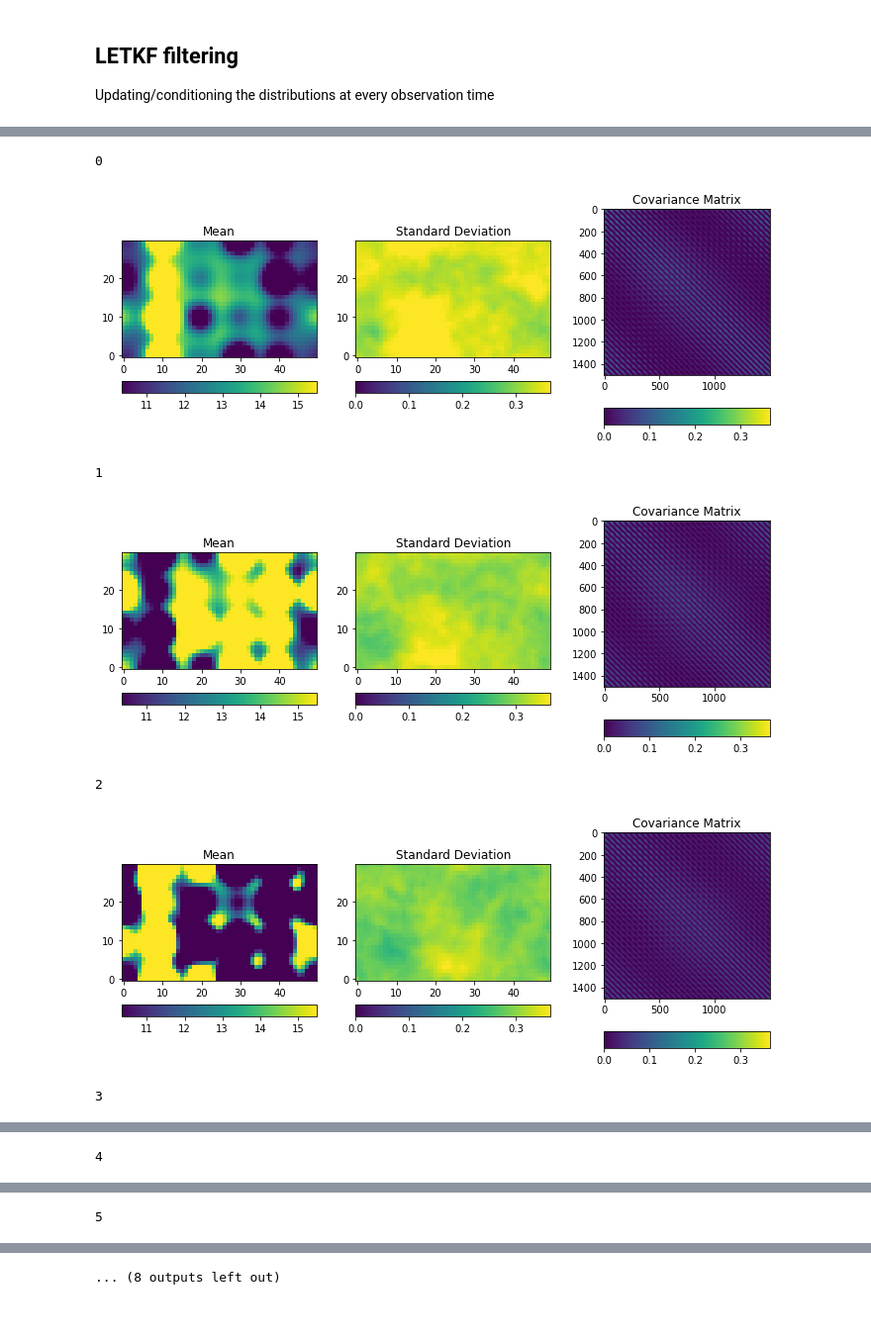
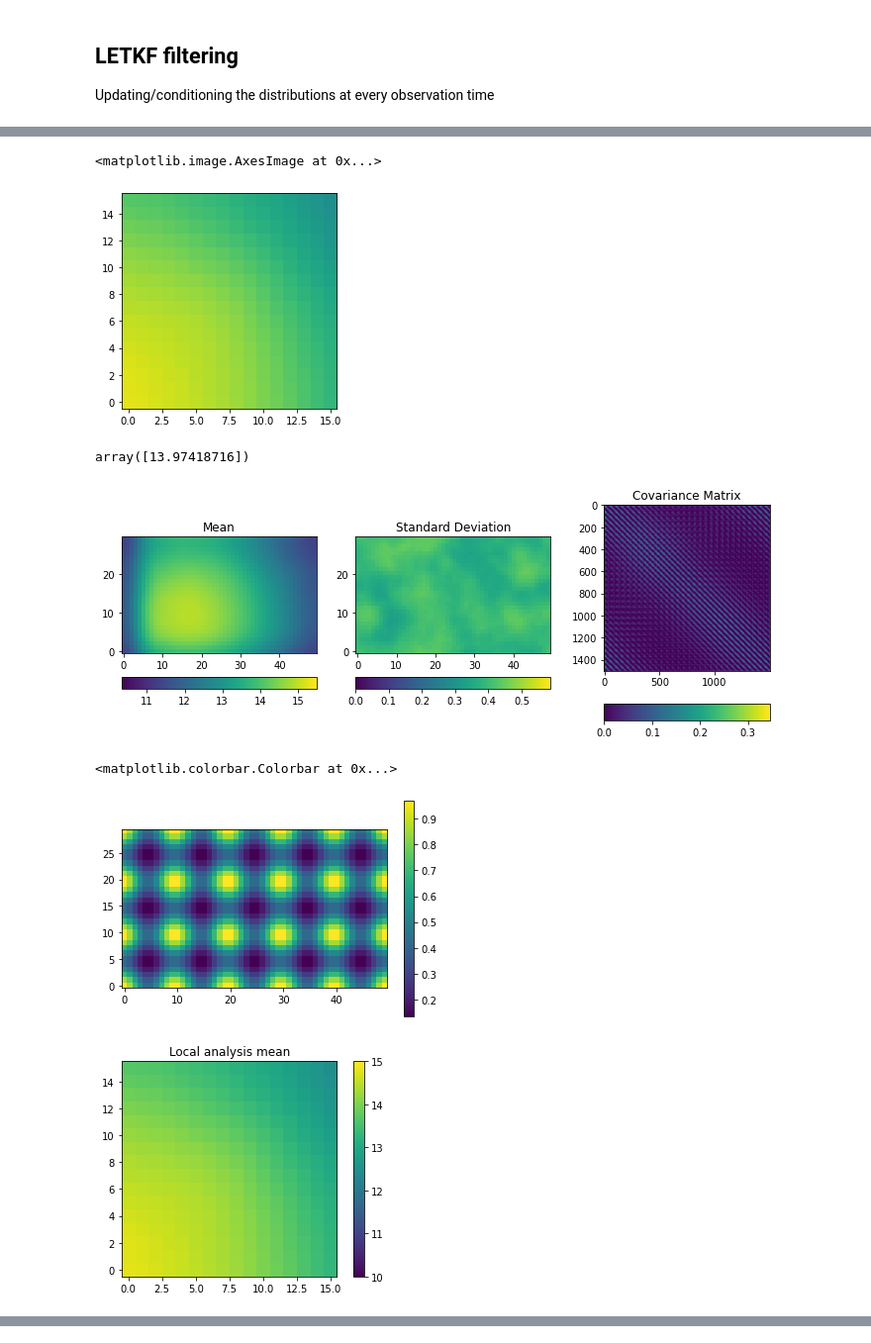
Before and after one commit to FlorianBeiser/advectionDiffusion, a Jupyter notebook: LETKFiltering.ipynb, the cells around one changed output, grey strips where cells are left out. Shown at 99% size. Drawn from its saved outputs; the diff is of its cells as text; code cells hidden in the pictures; blank space fills up the shorter version.

```diff
--- a/LETKFiltering.ipynb
+++ b/LETKFiltering.ipynb
@@ -58,2 +57,3 @@ plt.imshow(letkFilter.W_analysis)
 # %%
+statistics.set_prior(prior_args)
 statistics.propagate(25)
@@ -60,14 +153,25 @@ statistics.propagate(25)
+# %%
+plt.imshow(np.reshape(X_a_loc_mean,(16,16)), origin="lower", vmin=10, vmax=15)
+# %% [output]
+<matplotlib.image.AxesImage at 0x...>
+[figure, added]
+# %%
+H_loc @ X_a_loc_mean
+# %% [output]
+array([13.97418716])
+# %%
+statistics.plot()
+# %% [output]
+[figure, added]
+# %%
+letkFilter = LETKalmanFilter.LETKalman(statistics,observation,5)
+# %%
+plt.imshow(letkFilter.W_analysis, origin="lower")
+plt.colorbar()
+# %% [output]
+<matplotlib.colorbar.Colorbar at 0x...>
+[figure, added]
 # %%
-for t in range(observation.N_obs):
-    print(t)
-    statistics.propagate(25)
-    letkFilter.filter(statistics.ensemble.ensemble, observation.obses[t])
-    statistics.plot()
+test = letkFilter.filter(statistics.ensemble.ensemble, observation.obses[0])
 # %% [output]
-0
-[figure, old version]
+[figure, new version]
-1
-[figure, removed]
-2
-[figure, removed]
-3
@@ -75 +177,0 @@ for t in range(observation.N_obs):
-4
@@ -77 +177,0 @@ for t in range(observation.N_obs):
-5
@@ -79 +177,0 @@ for t in range(observation.N_obs):
-... (8 outputs left out)
```
Also changed, not shown: parts of 20 cells of this notebook, 2 other files.
